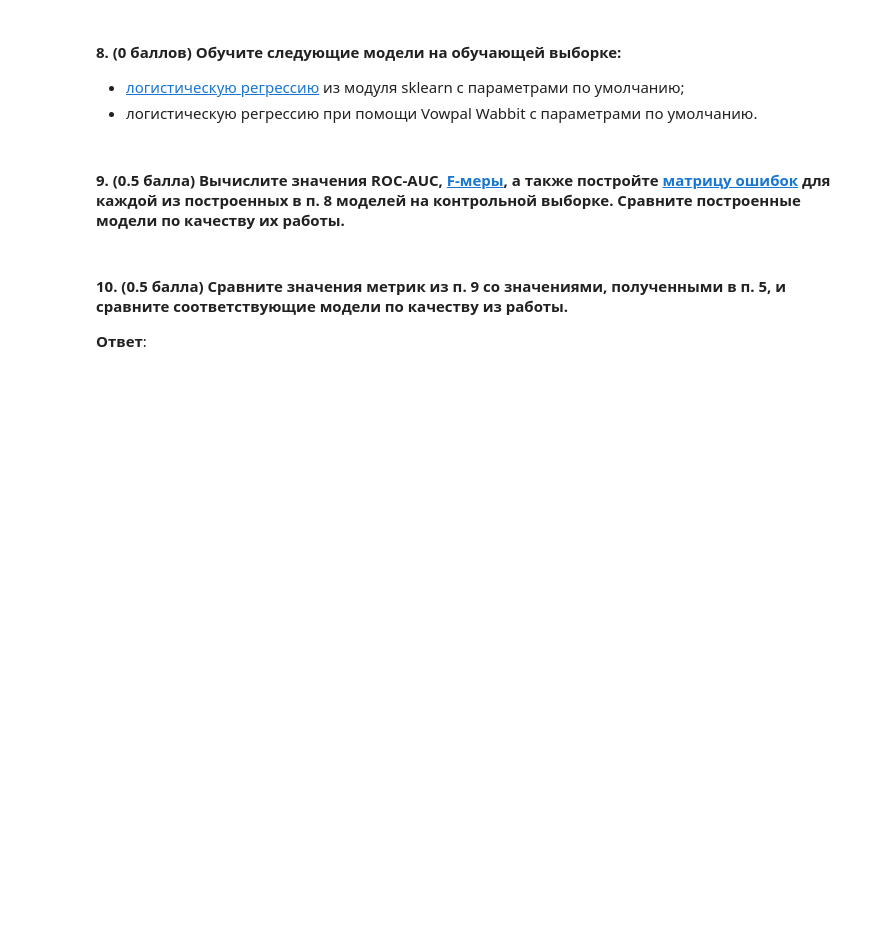
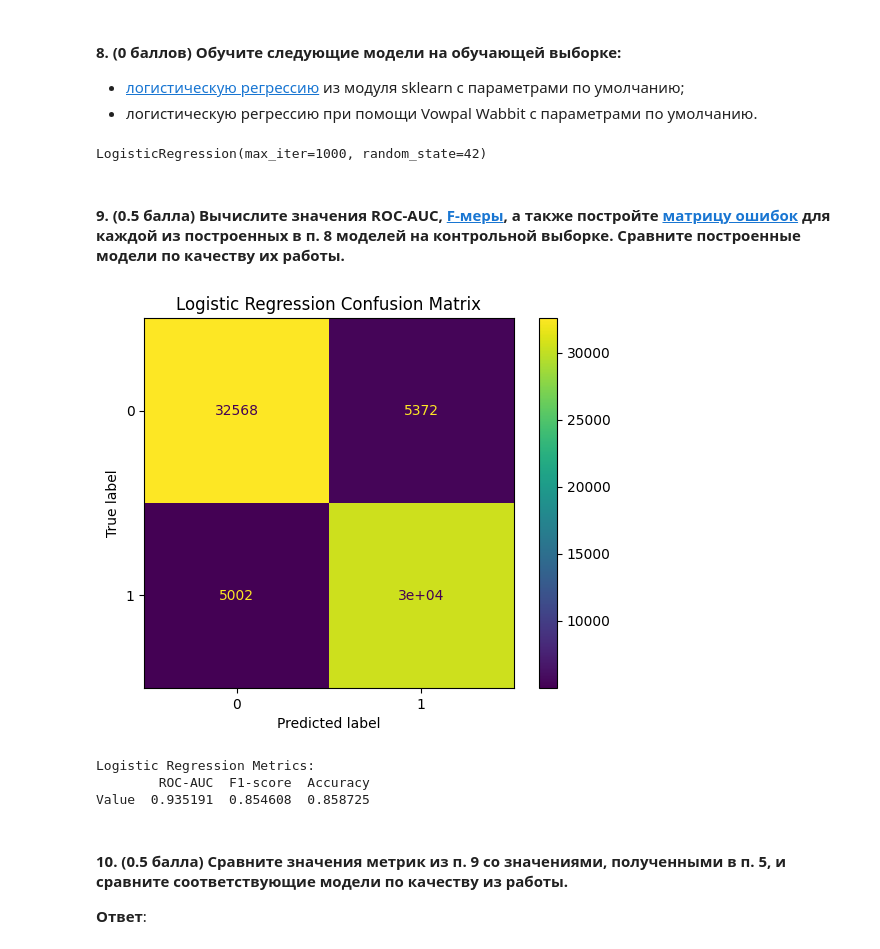
Before and after one commit to raffeekk/ML25, a Jupyter notebook: homework/HW2_GorbunenkoD.ipynb, the cells around one changed output. Drawn from its saved outputs; the diff is of its cells as text; code cells hidden in the pictures; blank space fills up the shorter version.

```diff
--- a/homework/HW2_GorbunenkoD.ipynb
+++ b/homework/HW2_GorbunenkoD.ipynb
@@ -255,0 +357,12 @@ X_test_tfidf = tfidf_vectorizer.transform(X_test_text)
+# %%
+#1. Создание текстового описания объектов
+# Функция для объединения признаков в строку
+def combine_features(row):
+    return ' '.join([str(row[col]) for col in X_train.columns])
+
+# Применяем к обучающей и тестовой выборкам
+X_train_text = X_train.apply(combine_features, axis=1)
+X_test_text = X_test.apply(combine_features, axis=1)
+
+# Пример результата
+print("Пример текстового описания:\n", X_train_text.iloc[0])
@@ -257,9 +419,13 @@ X_test_tfidf = tfidf_vectorizer.transform(X_test_text)
 #### 8. (0 баллов) Обучите следующие модели на обучающей выборке:
 - [логистическую регрессию](http://scikit-learn.org/stable/modules/generated/sklearn.linear_model.LogisticRegression.html) из модуля sklearn с параметрами по умолчанию;
 - логистическую регрессию при помощи Vowpal Wabbit с параметрами по умолчанию.
-# %%
-# Your code here
-lr_sklearn_tfidf = LogisticRegression(random_state=42)
-lr_sklearn_tfidf.fit(X_train_tfidf, y_train)
+# %%
+# 1. Инициализация модели
+logreg = LogisticRegression(random_state=42, max_iter=1000)
+
+# 2. Обучение на TF-IDF векторах
+logreg.fit(X_train_tfidf, y_train)
+# %% [output]
+LogisticRegression(max_iter=1000, random_state=42)
 # %% [markdown]
 #### 9. (0.5 балла) Вычислите значения ROC-AUC, [F-меры](http://scikit-learn.org/stable/modules/generated/sklearn.metrics.f1_score.html), а также постройте [матрицу ошибок](http://scikit-learn.org/stable/modules/generated/sklearn.metrics.confusion_matrix.html) для каждой из построенных в п. 8 моделей на контрольной выборке. Сравните построенные модели по качеству их работы.
@@ -276,3 +432,29 @@ print(confusion_matrix(y_test, y_pred_tfidf))
+# %%
+# Получаем предсказания
+y_pred = logreg.predict(X_test_tfidf)
+y_proba = logreg.predict_proba(X_test_tfidf)[:, 1]
+
+# Вычисляем метрики
+lr_metrics = {
+    'ROC-AUC': roc_auc_score(y_test, y_proba),
+    'F1-score': f1_score(y_test, y_pred),
+    'Accuracy': logreg.score(X_test_tfidf, y_test)
+}
+
+# Матрица ошибок
+lr_cm = confusion_matrix(y_test, y_pred)
+disp = ConfusionMatrixDisplay(lr_cm)
+disp.plot()
+plt.title('Logistic Regression Confusion Matrix')
+plt.show()
+
+print("Logistic Regression Metrics:")
+print(pd.DataFrame(lr_metrics, index=['Value']))
+# %% [output]
+[figure, added]
+Logistic Regression Metrics:
+        ROC-AUC  F1-score  Accuracy
+Value  0.935191  0.854608  0.858725
 # %% [markdown]
 #### 10. (0.5 балла) Сравните значения метрик из п. 9 со значениями, полученными в п. 5, и сравните соответствующие модели по качеству из работы.
 
```
Also changed, not shown: parts of 39 cells of this notebook.
